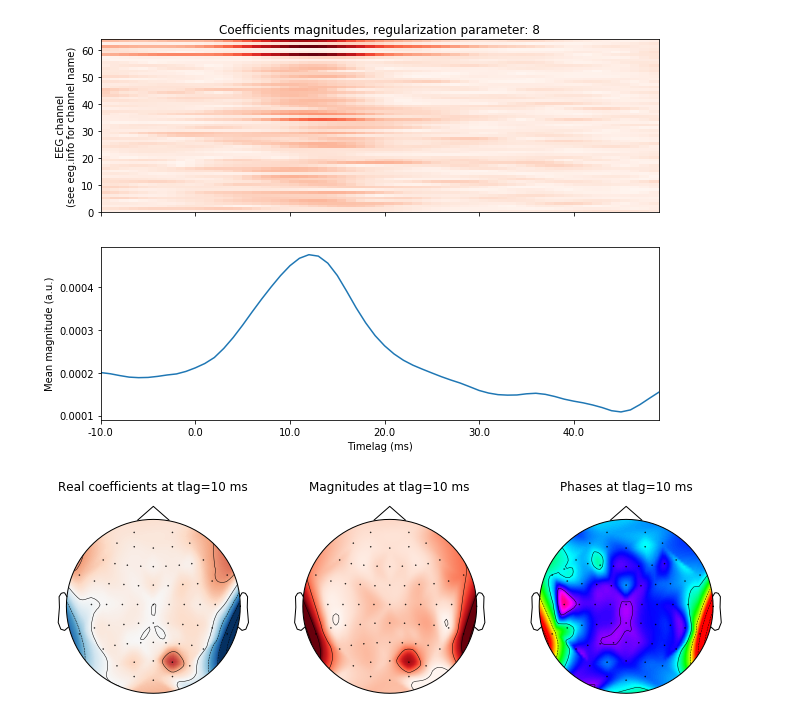
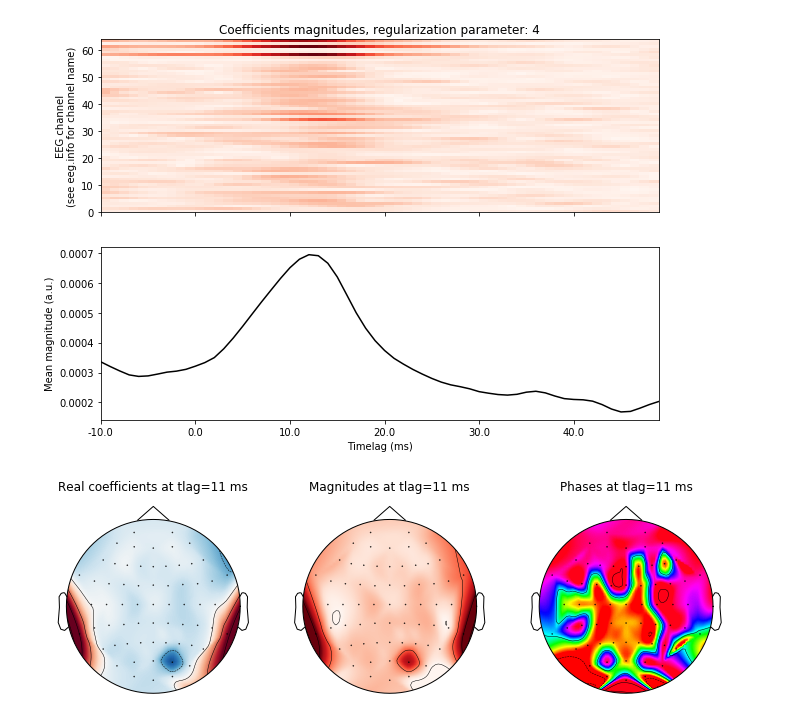
Before and after one commit to MKegler/cTRF_toolbox, a Jupyter notebook: demo.ipynb, the cells around one changed output. Cells and saved outputs as stored; diff of their text form; code cells hidden in the pictures.

```diff
--- a/demo.ipynb
+++ b/demo.ipynb
@@ -36,5 +41,5 @@ import os
 # %%
-# Load eeg data
+# Load sample eeg data (see download link above)
 eeg = mne.io.read_raw_fif('./eeg_raw.fif', preload=True)
 eeg_data = eeg.get_data().T
 
@@ -46,5 +51,5 @@ lambdas = [0,2,4,8,10]
 
 # Choose range of time-lags considered in the model (in samples).
 # Those are time-lags of EEG data with respect to the stimulus.
-tlag = [-10, 50] # In this example the EEG data is sampled at 1kHz, so latencies between -10 ms to 50 ms will be considered
+tlag = [-10, 60] # In this example the EEG data is sampled at 1kHz, so latencies between -10 ms to 50 ms will be considered
 # %% [output]
@@ -55,3 +63,3 @@ Reading 0 ... 665569  =      0.000 ...   665.569 secs...
 # %%
 # Example use of train function from cTRF package to build a complex forward model
-forward = cTRF.train(eeg_data, FW, tlag, forward=True, cmplx=True, lambdas=lambdas)
+forward = cTRF.train([eeg_data], [FW], tlag, forward=True, cmplx=True, lambdas=lambdas)
@@ -77,41 +91,41 @@ f, (ax1, ax2) = plt.subplots(2,1,sharex=True)
 f.set_figwidth(10)
 f.set_figheight(7)
 
-lmbd = 3 # Regularization parameter. Here with index 4.
+lmbd = 2 # Regularization parameter. Here with index 4.
 
 ax1.pcolor(Amp[lmbd,:,:].T, cmap='Reds')
 ax1.set_xlim(0,59)
 ax1.set_ylabel('EEG channel\n(see eeg.info for channel name)')
 ax1.set_title('Coefficients magnitudes, regularization parameter: {}'.format(lambdas[lmbd]))
 
-ax2.plot(np.mean(Amp[lmbd,:,:], axis=1))
+ax2.plot(np.mean(Amp[lmbd,:,:], axis=1), 'k')
 ax2.set_xlabel('Timelag (ms)')
 ax2.set_xticklabels(ax2.get_xticks() + tlag[0])
 ax2.set_ylabel('Mean magnitude (a.u.)')
 
-plt.show(f)
+plt.show()
 # %% [output]
-[figure, old version]
+[figure, new version]
 # %%
 # Complex coefficients topographies
 
 f, (ax1, ax2, ax3) = plt.subplots(1,3)
 
 f.set_figwidth(10)
 
-lmbd = 3 # Regularization parameter to be visualized
+lmbd = 4 # Regularization parameter to be visualized
 
-t = 20 # Timelag index (starting from -10 ms)
+t = 22 # Timelag index (starting from -10 ms, so here 11 ms)
 
 mne.viz.plot_topomap(B_cmplx.real[lmbd,t,:], eeg.info, axes=ax1, cmap='RdBu_r', show=False) # Visualize real parts at 10 ms latency
-ax1.set_title('Real coefficients at tlag={} ms'.format(t + tlag[0]))
+ax1.set_title('Real coefficients at tlag={} ms'.format(t + tlag[0] - 1))
 mne.viz.plot_topomap(Amp[lmbd,t,:], eeg.info, axes=ax2, cmap='Reds', show=False) # Visualize magnitudes at 10 ms latency
-ax2.set_title('Magnitudes at tlag={} ms'.format(t + tlag[0]))
+ax2.set_title('Magnitudes at tlag={} ms'.format(t + tlag[0] - 1))
 mne.viz.plot_topomap(Phi[lmbd,t,:], eeg.info, axes=ax3, cmap='hsv', show=False) # Visualize phases at 10 ms latency
-ax3.set_title('Phases at tlag={} ms'.format(t + tlag[0]))
+ax3.set_title('Phases at tlag={} ms'.format(t + tlag[0] - 1))
 
 f.tight_layout()
 
-plt.show(f)
+plt.show()
 # %% [output]
-[figure, old version]
+[figure, new version]
```
Also changed, not shown: parts of 7 cells of this notebook, 3 other files.
